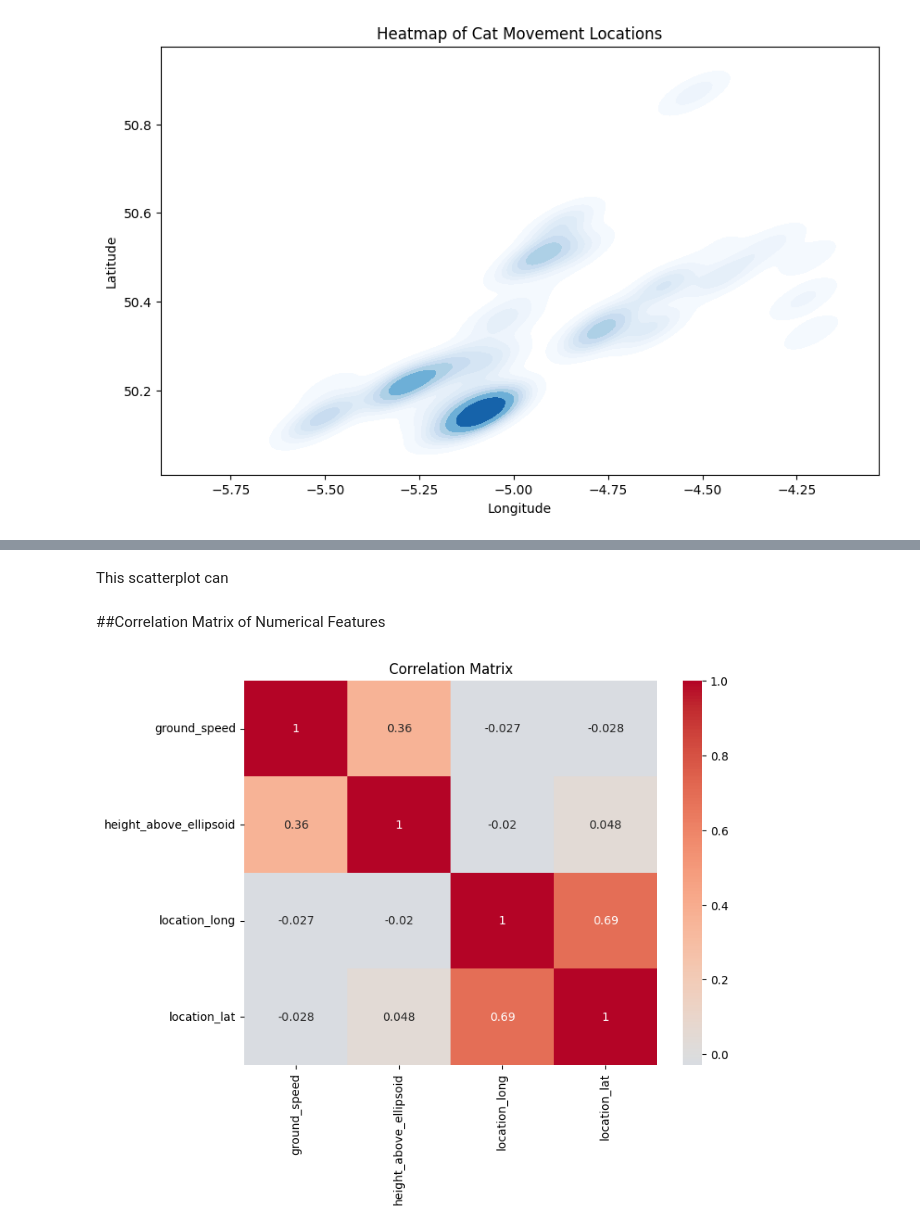
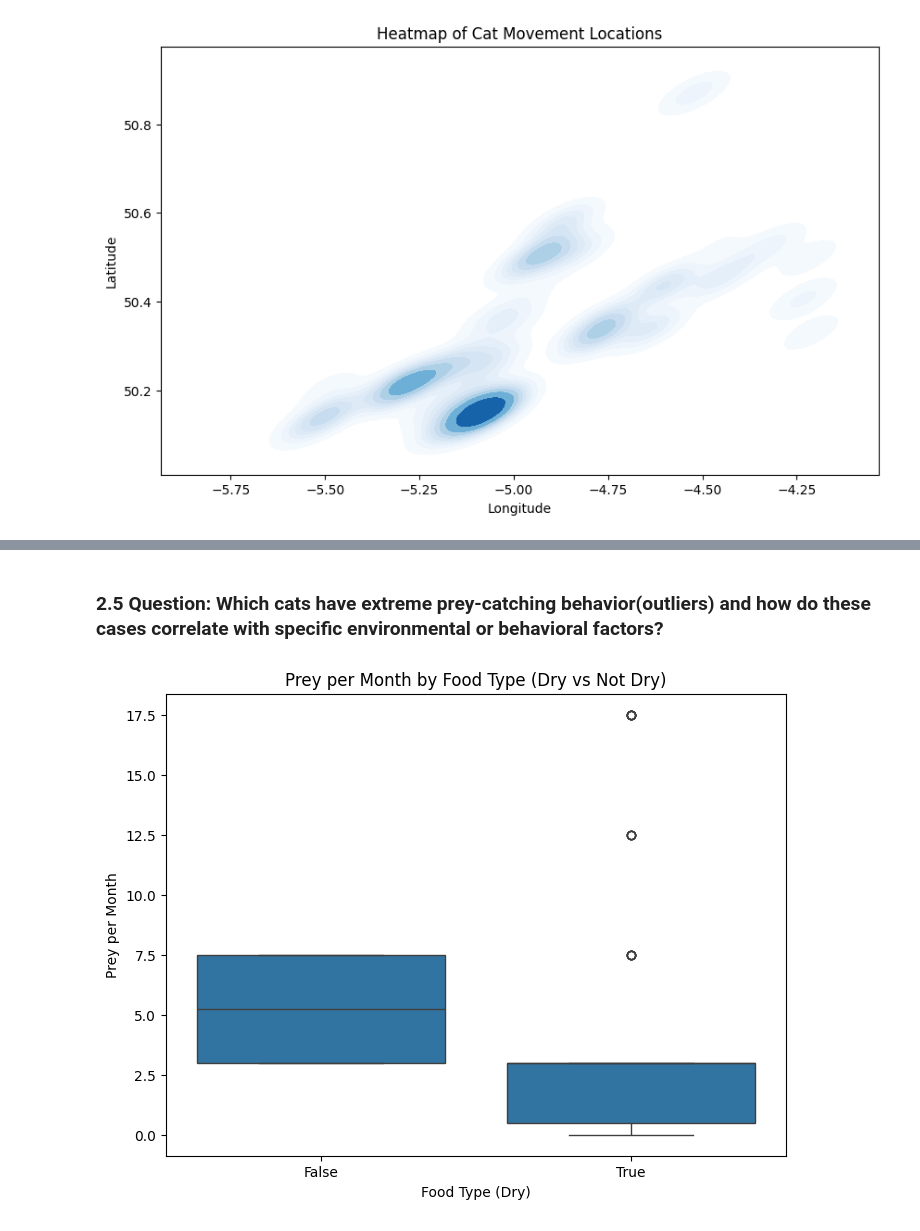
Before and after one commit to liubruce11/BA820-TeamB7, a Jupyter notebook: PetCatsUK_Project_M1.ipynb, the cells around one changed output, grey strips where cells are left out. Saved outputs shown, nothing was run; the diff lists cells and outputs as text; code cells hidden in the pictures.

```diff
--- a/PetCatsUK_Project_M1.ipynb
+++ b/PetCatsUK_Project_M1.ipynb
@@ -215,12 +214,13 @@ plt.show()
-# %% [markdown]
-This scatterplot can
-# %% [markdown]
-##Correlation Matrix of Numerical Features
-# %%
-correlation_matrix = cats_uk[['ground_speed', 'height_above_ellipsoid', 'location_long', 'location_lat']].corr()
-plt.figure(figsize=(8, 6))
-sns.heatmap(correlation_matrix, annot=True, cmap='coolwarm', center=0)
-plt.title("Correlation Matrix")
-plt.show()
-# %% [output]
-[figure, removed]
+# %% [markdown]
+### **2.5 Question: Which cats have extreme prey-catching behavior(outliers) and how do these cases correlate with specific environmental or behavioral factors?**
+# %%
+import seaborn as sns
+
+plt.figure(figsize=(8, 6))
+sns.boxplot(x='food_dry', y='prey_p_month', data=cats_uk_ref)
+plt.title("Prey per Month by Food Type (Dry vs Not Dry)")
+plt.xlabel("Food Type (Dry)")
+plt.ylabel("Prey per Month")
+plt.show()
+# %% [output]
+[figure, added]
```
Also changed, not shown: parts of 19 cells of this notebook.
